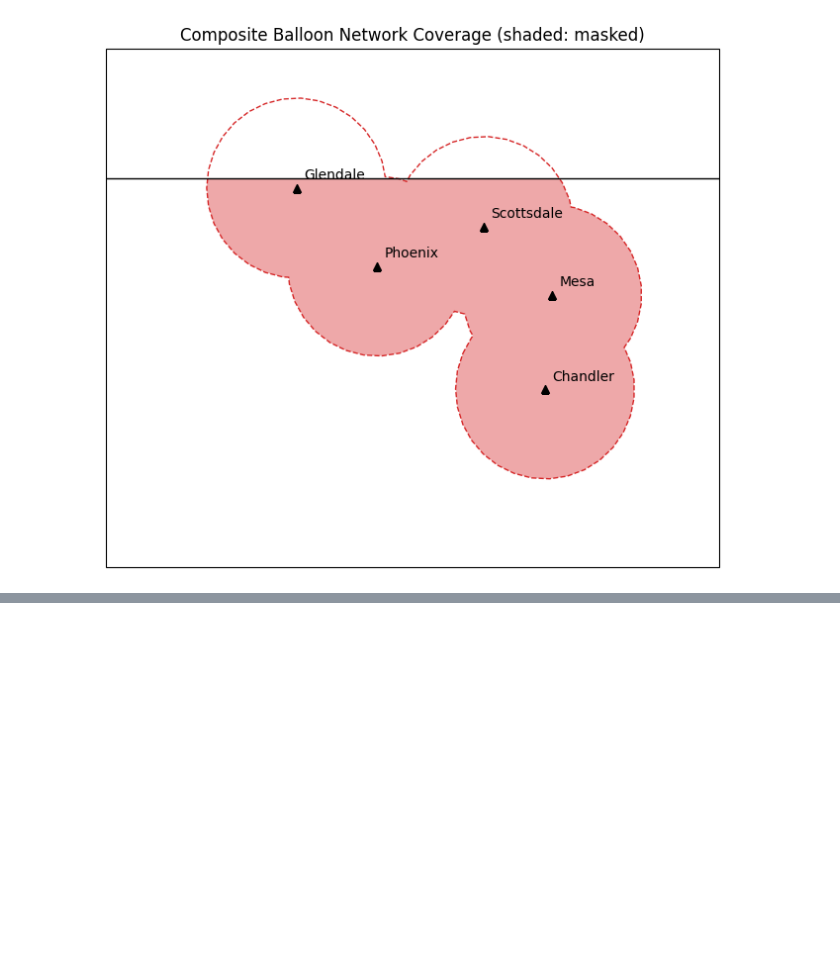
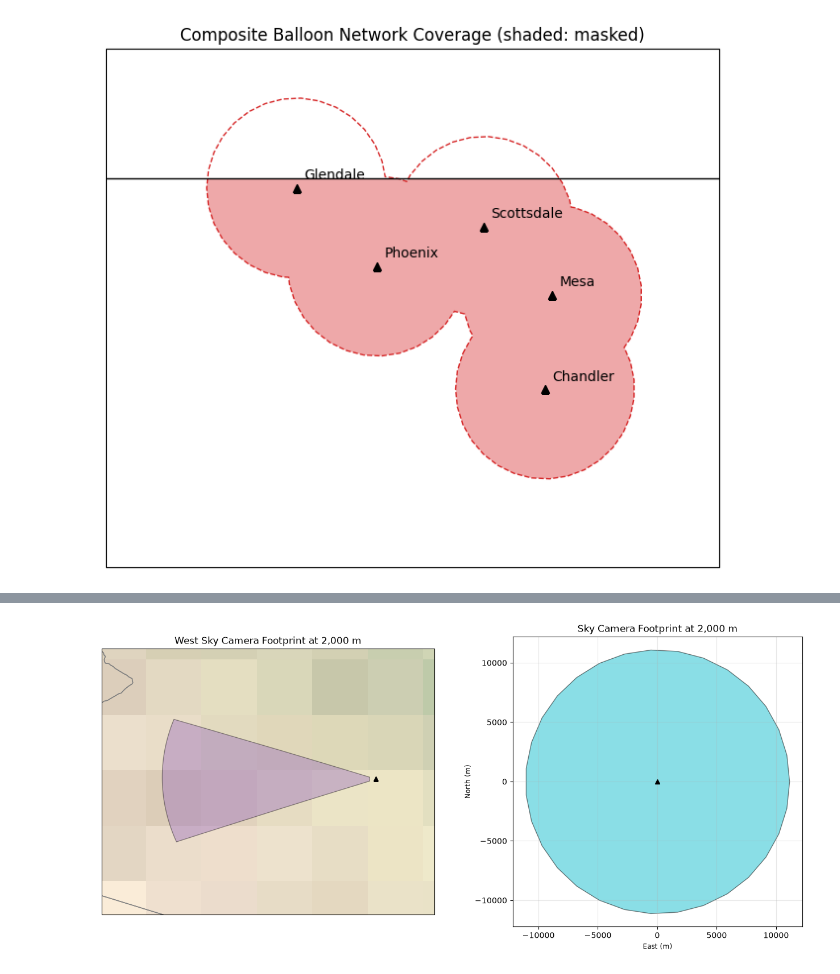
Before and after one commit to code-lab-org/tatc, a Jupyter notebook: docs/examples/CollectPlatformTrack.ipynb, the cells around one changed output, grey strips where cells are left out. Saved outputs shown, nothing was run; the diff lists cells and outputs as text; code cells hidden in the pictures; blank space fills up the shorter version.

```diff
--- a/docs/examples/CollectPlatformTrack.ipynb
+++ b/docs/examples/CollectPlatformTrack.ipynb
@@ -296,0 +345,23 @@ masked composite area: 1323 km2
+# %%
+fig = plt.figure(figsize=(13, 6))
+ax = fig.add_subplot(1, 2, 1, projection=ccrs.PlateCarree())
+sky_results[sky_results.instrument == "West sky camera"].plot(
+    facecolor="tab:purple", edgecolor="k", alpha=0.4, ax=ax, transform=ccrs.PlateCarree()
+)
+ax.plot(sky_tower.longitude, sky_tower.latitude, "k^", transform=ccrs.PlateCarree())
+ax.stock_img()
+ax.add_feature(cfeature.STATES, edgecolor="gray")
+ax.set_extent([-114.4, -111.4, 32.2, 34.6], crs=ccrs.PlateCarree())
+ax.set_title("West Sky Camera Footprint at 2,000 m")
+
+ax = fig.add_subplot(1, 2, 2)
+sky_results[sky_results.instrument == "Sky camera"].to_crs(local_crs(sky_tower)).plot(
+    facecolor="tab:cyan", edgecolor="k", alpha=0.5, ax=ax
+)
+ax.plot(0, 0, "k^")
+ax.set(xlabel="East (m)", ylabel="North (m)", title="Sky Camera Footprint at 2,000 m", aspect="equal")
+ax.grid(True, alpha=0.3)
+plt.tight_layout()
+plt.show()
+# %% [output]
+[figure, added]
```
Also changed, not shown: parts of 11 cells of this notebook, 26 other files.
